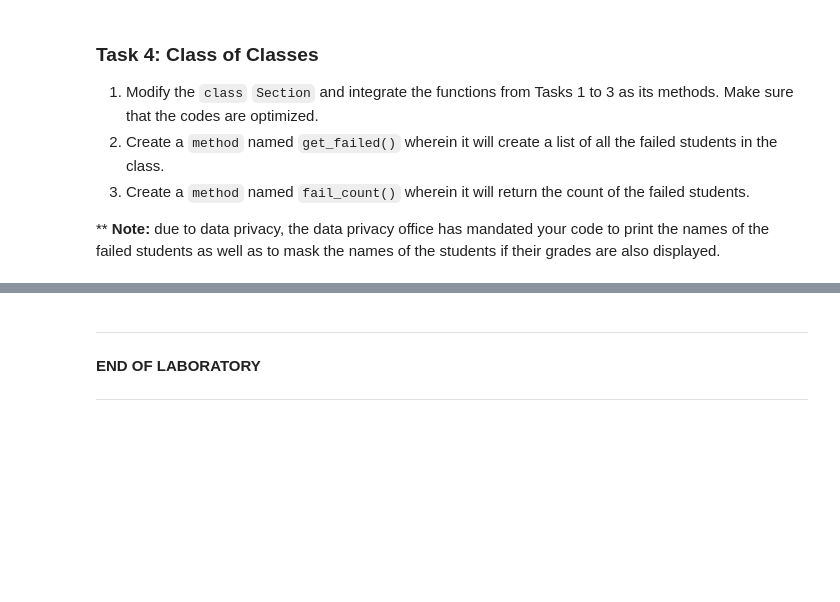
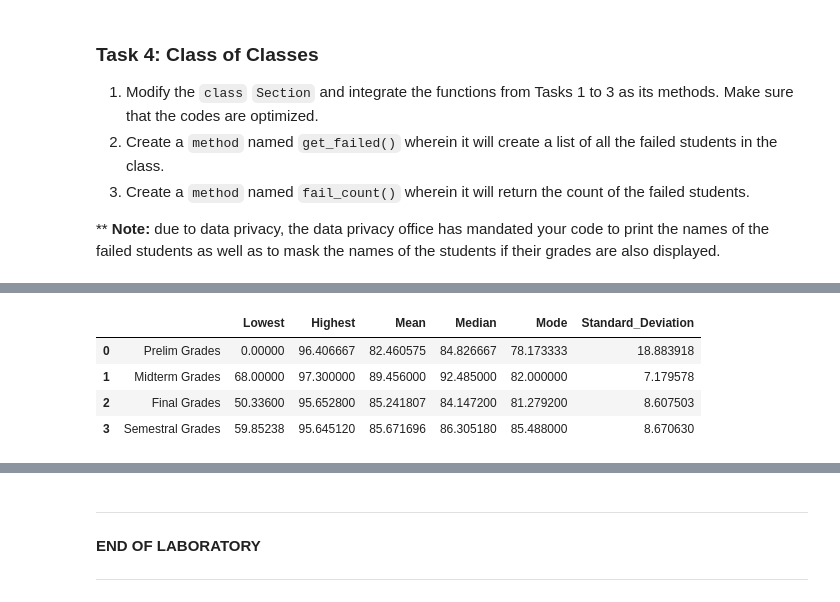
Before and after one commit to jamesmattluyon/CpE-AIML, a Jupyter notebook: 58034_LabNo_01_BreananAndFriends.ipynb, the cells around one changed output, grey strips where cells are left out. Saved outputs shown, nothing was run; the diff lists cells and outputs as text; code cells hidden in the pictures; blank space fills up the shorter version.

```diff
--- a/58034_LabNo_01_BreananAndFriends.ipynb
+++ b/58034_LabNo_01_BreananAndFriends.ipynb
@@ -523,8 +524,7 @@ def get_grades_optimized(df):
   prelim = df["prelim_grades"]
   midterm = df["midterm_grades"]
   finals = df["final_grades"]
-  df["name"] = sem_grades = prelim * 0.3 + midterm * 0.3 + finals * 0.4
-  df["semestral_grades"] = sem_grades
+  df["semestral_grades"] = sem_grades = prelim * 0.3 + midterm * 0.3 + finals * 0.4
   return df
 # %%
 get_grades_optimized(newclassgrades_df)
@@ -678,12 +678,3 @@ print(CpE_58054.__count_class())
 3. Create a `method` named `fail_count()` wherein it will return the count of the failed students.
 
 ** **Note:** due to data privacy, the data privacy office has mandated your code to print the names of the failed students as well as to mask the names of the students if their grades are also displayed.
-# %%
-### CODE HERE ###
-def get_failed(df):
-  failed_students = (df["semestral_grades"] < 70)
-  df = pd.DataFrame(failed_students)
-  return df
-# %%
-pd.set_option('display.max_columns', 6)
-pd.set_option('display.max_rows', 27)
@@ -710,5 +680,0 @@ get_failed(newclassgrades_df)
-# %%
-def fail_count(df):
-  failed_students = (df["semestral_grades"] < 70).value_counts()
-  df = pd.DataFrame(failed_students)
-  return df
@@ -720,0 +793,8 @@ fail_count(newclassgrades_df)
+# %%
+class_list1.get_class_stats()
+# %% [output]
+|  |  | Lowest | Highest | Mean | Median | Mode | Standard_Deviation |
+| 0 | Prelim Grades | 0.00000 | 96.406667 | 82.460575 | 84.826667 | 78.173333 | 18.883918 |
+| 1 | Midterm Grades | 68.00000 | 97.300000 | 89.456000 | 92.485000 | 82.000000 | 7.179578 |
+| 2 | Final Grades | 50.33600 | 95.652800 | 85.241807 | 84.147200 | 81.279200 | 8.607503 |
+| 3 | Semestral Grades | 59.85238 | 95.645120 | 85.671696 | 86.305180 | 85.488000 | 8.670630 |
```
Also changed, not shown: parts of 13 cells of this notebook.
